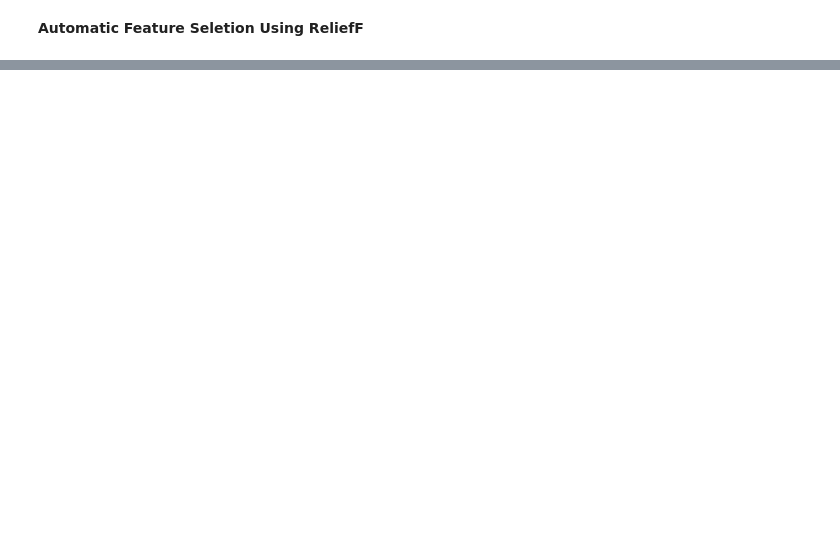
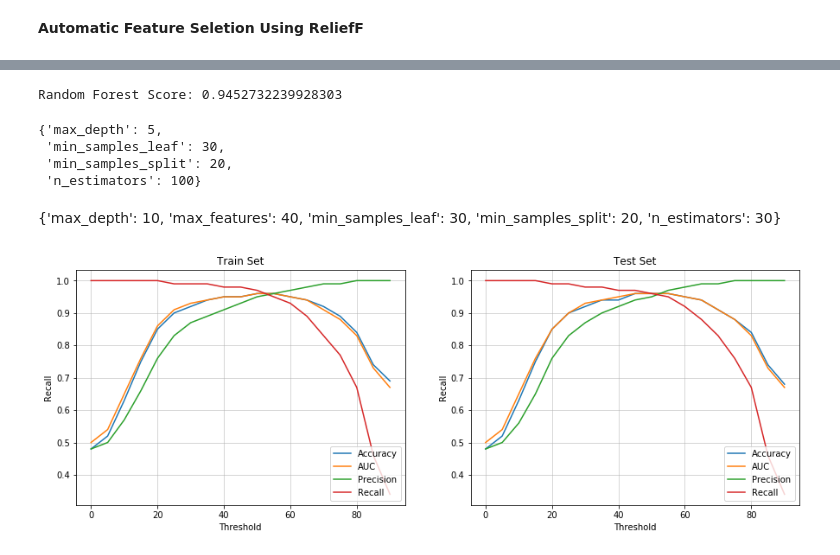
Before and after one commit to ppawar88/DSProject, a Jupyter notebook: Phishing Detection/Phising Detection.ipynb, the cells around one changed output, grey strips where cells are left out. Cells and saved outputs as stored; diff of their text form; code cells hidden in the pictures; blank space fills up the shorter version.

```diff
--- a/Phishing Detection/Phising Detection.ipynb
+++ b/Phishing Detection/Phising Detection.ipynb
@@ -525,11 +751,12 @@ folds = StratifiedKFold(n_splits = 5, random_state = 100, shuffle = True)
 # %%
+#Randon Forest using top 35 features
 rf = RandomForestClassifier(random_state=100, class_weight='balanced')
 param = {
-            'n_estimators' : [20,50],
-            'max_depth': [5,10],
-            'max_features': [25,30],
-            'min_samples_leaf': [100,200,300],
-            'min_samples_split': [50,100]
+            'n_estimators' : [50,100,150],
+            'max_depth': [5,10,15],
+            #'max_features': [35,40,45],
+            'min_samples_leaf': [30,50,100],
+            'min_samples_split': [20,50,100]
         }
-rf_model_cv = GridSearchCV(rf, param_grid=param, scoring='roc_auc', cv=folds, n_jobs=-1, verbose=1, return_train_score=True)
-rf_model_cv.fit(np.array(X_train), np.array(y_train))
+rf_model_cv = GridSearchCV(rf, param_grid=param, scoring='precision', cv=folds, n_jobs=-1, verbose=1, return_train_score=True)
+rf_model_cv.fit(X_train[top35Features], y_train)
@@ -588,17 +786,27 @@ print(dt.datetime.today())
-# %%
-rf = RandomForestClassifier(random_state=100, class_weight='balanced')
-re = ReliefF(n_neighbors=10, n_features_to_select=40)
-param = {
-        #'re__n_neighbors' : [50,100],
-        #'re__n_features_to_select' : [30,35,40],
-        'rf__n_estimators' : [20,50],
-        'rf__max_depth': [3,5,10],
-        'rf__max_features': [20,25,30],
-        #'rf__min_samples_leaf': [100,200,300],
-        'rf__min_samples_split': [50,100]
-        }
-#param = {'rf__n_estimators' : [50,100]
-#        }
-pipeline = Pipeline([('re',re), ('rf', rf)])
-rf_model_cv = GridSearchCV(pipeline, param_grid=param, scoring='roc_auc', cv=folds, n_jobs=-1, verbose=1, return_train_score=True)
-rf_model_cv.fit(np.array(X_train), np.array(y_train))
+# %%
+print("Random Forest Score:", rf_model_cv.best_score_)
+rf_model_cv.best_params_
+# %% [output]
+Random Forest Score: 0.9452732239928303
+{'max_depth': 5,
+ 'min_samples_leaf': 30,
+ 'min_samples_split': 20,
+ 'n_estimators': 100}
+# %% [markdown]
+{'max_depth': 10,
+ 'max_features': 40,
+ 'min_samples_leaf': 30,
+ 'min_samples_split': 20,
+ 'n_estimators': 30}
+# %%
+modelPerf_rf = pd.DataFrame(columns=['Threshold', 'DataSet', 'Accuracy', 'Precision', 'Recall', 'AUC'])
+for i in range(0, 91, 5):
+    accuracy, precision, recall, auc, df = EvaluateModel(rf_model_cv, X_train[top35Features], y_train, i)
+    modelPerf_rf.loc[modelPerf_rf.shape[0]] = [i, 'Train', accuracy, precision, recall, auc]
+
+    accuracy, precision, recall, auc, df = EvaluateModel(rf_model_cv, X_test[top35Features], y_test, i)
+    modelPerf_rf.loc[modelPerf_rf.shape[0]] = [i, 'Test', accuracy, precision, recall, auc]
+
+PlotScore(modelPerf_rf, 'Threshold')
+# %% [output]
+[figure, added]
```
Also changed, not shown: parts of 48 cells of this notebook.
